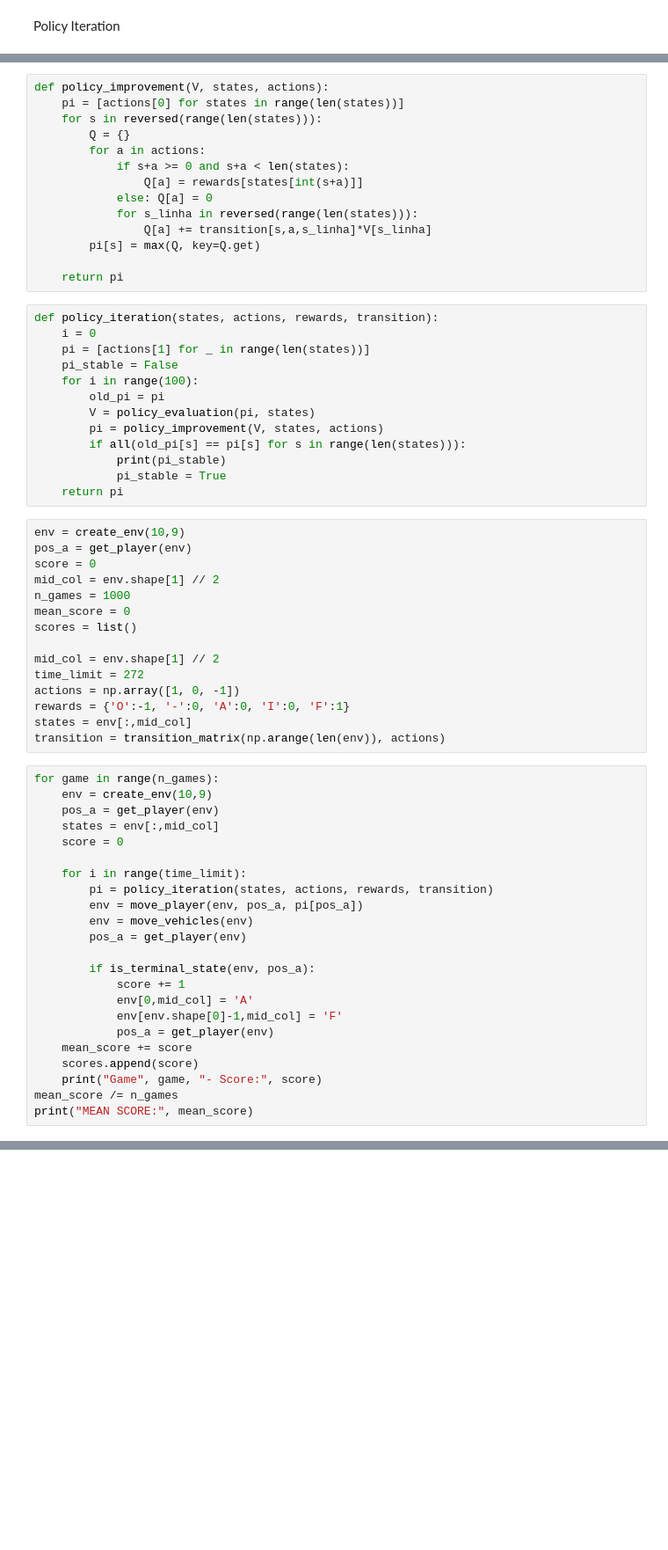
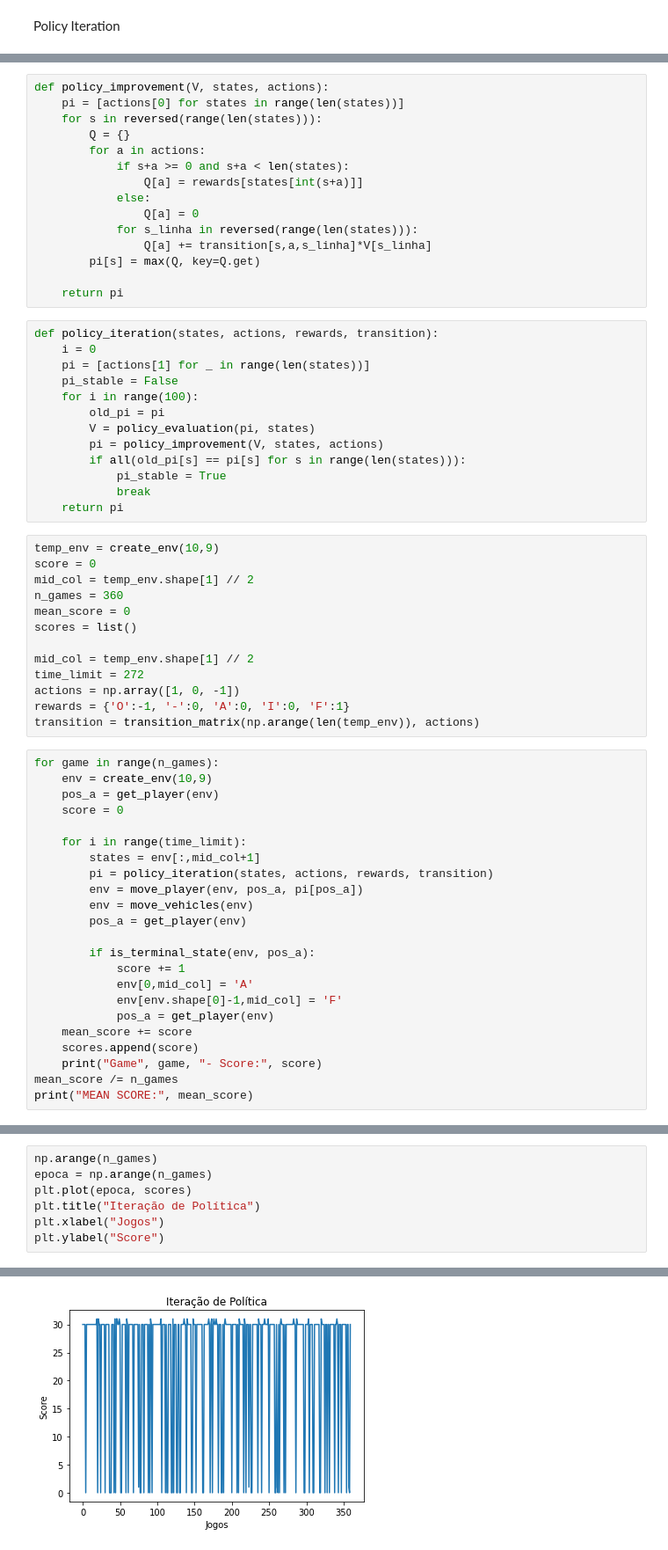
Before and after one commit to matiasvinicius/Planning-and-Reinforcement-Learning, a Jupyter notebook: planning.ipynb, the cells around one changed output, grey strips where cells are left out. Shown at 88% size. Saved outputs shown, nothing was run; the diff lists cells and outputs as text; blank space fills up the shorter version.

```diff
--- a/planning.ipynb
+++ b/planning.ipynb
@@ -208,7 +230,8 @@ def policy_improvement(V, states, actions):
         for a in actions:
             if s+a >= 0 and s+a < len(states):
                 Q[a] = rewards[states[int(s+a)]]
-            else: Q[a] = 0
+            else:
+                Q[a] = 0
             for s_linha in reversed(range(len(states))):
                 Q[a] += transition[s,a,s_linha]*V[s_linha]
         pi[s] = max(Q, key=Q.get)
@@ -224,32 +247,30 @@ def policy_iteration(states, actions, rewards, transition):
         V = policy_evaluation(pi, states)
         pi = policy_improvement(V, states, actions)
         if all(old_pi[s] == pi[s] for s in range(len(states))):
-            print(pi_stable)
             pi_stable = True
+            break
     return pi
 # %%
-env = create_env(10,9)
-pos_a = get_player(env)
+temp_env = create_env(10,9)
 score = 0
-mid_col = env.shape[1] // 2
-n_games = 1000
+mid_col = temp_env.shape[1] // 2
+n_games = 360
 mean_score = 0
 scores = list()
 
-mid_col = env.shape[1] // 2
+mid_col = temp_env.shape[1] // 2
 time_limit = 272
 actions = np.array([1, 0, -1])
 rewards = {'O':-1, '-':0, 'A':0, 'I':0, 'F':1}
-states = env[:,mid_col]
-transition = transition_matrix(np.arange(len(env)), actions)
+transition = transition_matrix(np.arange(len(temp_env)), actions)
 # %%
 for game in range(n_games):
     env = create_env(10,9)
     pos_a = get_player(env)
-    states = env[:,mid_col]
     score = 0
 
     for i in range(time_limit):
+        states = env[:,mid_col+1]
         pi = policy_iteration(states, actions, rewards, transition)
         env = move_player(env, pos_a, pi[pos_a])
         env = move_vehicles(env)
@@ -271,0 +307,8 @@ KeyboardInterrupt:
+# %%
+np.arange(n_games)
+epoca = np.arange(n_games)
+plt.plot(epoca, scores)
+plt.title("Iteração de Política")
+plt.xlabel("Jogos")
+plt.ylabel("Score")
+# %% [output]
@@ -271,0 +316 @@ KeyboardInterrupt:
+[figure, added]
```
Also changed, not shown: parts of 5 cells of this notebook, 3 other files.
